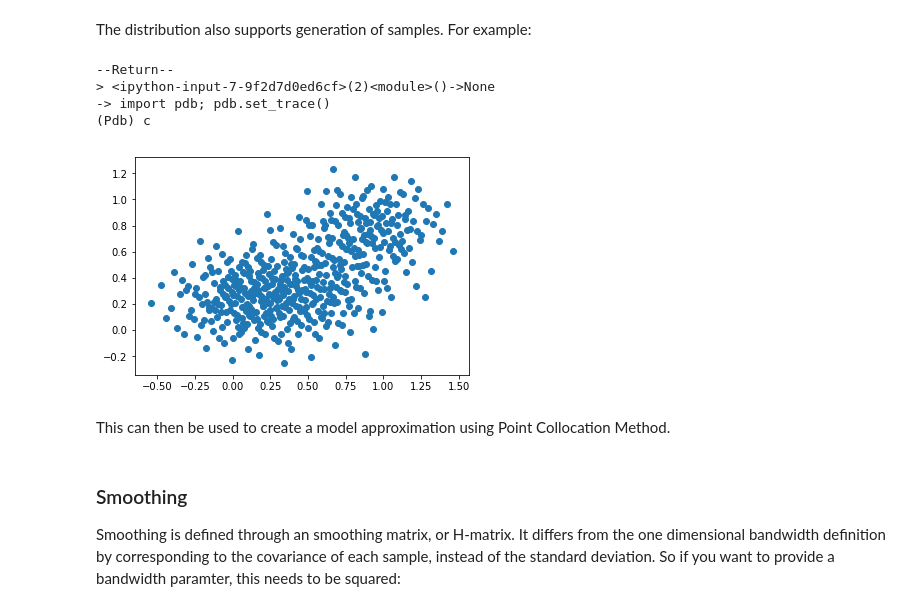
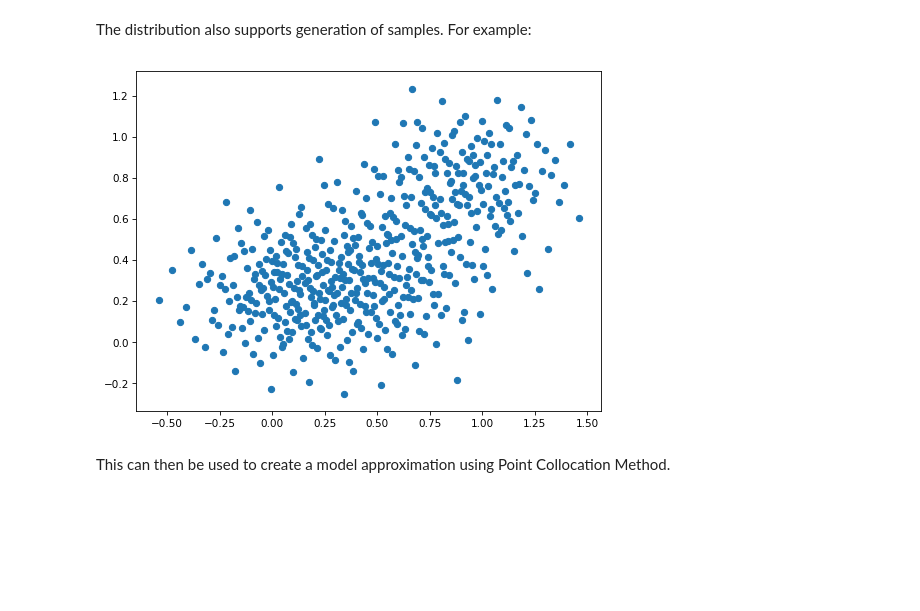
Before and after one commit to jonathf/chaospy, a Jupyter notebook: docs/tutorials/advanced/kernel_density_estimation.ipynb, the cells around one changed output. Drawn from its saved outputs; the diff is of its cells as text; code cells hidden in the pictures; blank space fills up the shorter version.

```diff
--- a/docs/tutorials/advanced/kernel_density_estimation.ipynb
+++ b/docs/tutorials/advanced/kernel_density_estimation.ipynb
@@ -8,0 +5,6 @@ numpy.random.seed(1000)
+# %%
+import numpy
+numpy.random.seed(1000)
+samples = numpy.random.random((2, 7))
+
+samples.round(4)
@@ -9,5 +16,5 @@ numpy.random.seed(1000)
 # %%
-samples = chaospy.Uniform(0, 1).sample((2, 7))
+import chaospy
 distribution = chaospy.GaussianKDE(samples)
 distribution
 # %% [output]
@@ -36,18 +49,11 @@ polynomial([1.0, q1-0.428, -0.7841*q1+q0-0.1396,
 # %% [markdown]
 The distribution also supports generation of samples. For example:
 # %%
-samples_ = distribution.sample(500, rule="halton")
-pyplot.scatter(*samples_)
+pseudo_samples = distribution.sample(500, rule="halton")
+
+pyplot.scatter(*pseudo_samples)
 pyplot.show()
 # %% [output]
---Return--
-> <ipython-input-7-9f2d7d0ed6cf>(2)<module>()->None
--> import pdb; pdb.set_trace()
-(Pdb) c
-[figure, old version]
+[figure, new version]
 # %% [markdown]
 This can then be used to create a model approximation using Point Collocation Method.
-# %% [markdown]
-### Smoothing
-
-Smoothing is defined through an smoothing matrix, or H-matrix. It differs from the one dimensional bandwidth definition by corresponding to the covariance of each sample, instead of the standard deviation. So if you want to provide a bandwidth paramter, this needs to be squared:
```
Also changed, not shown: parts of 21 cells of this notebook, 55 other files.
